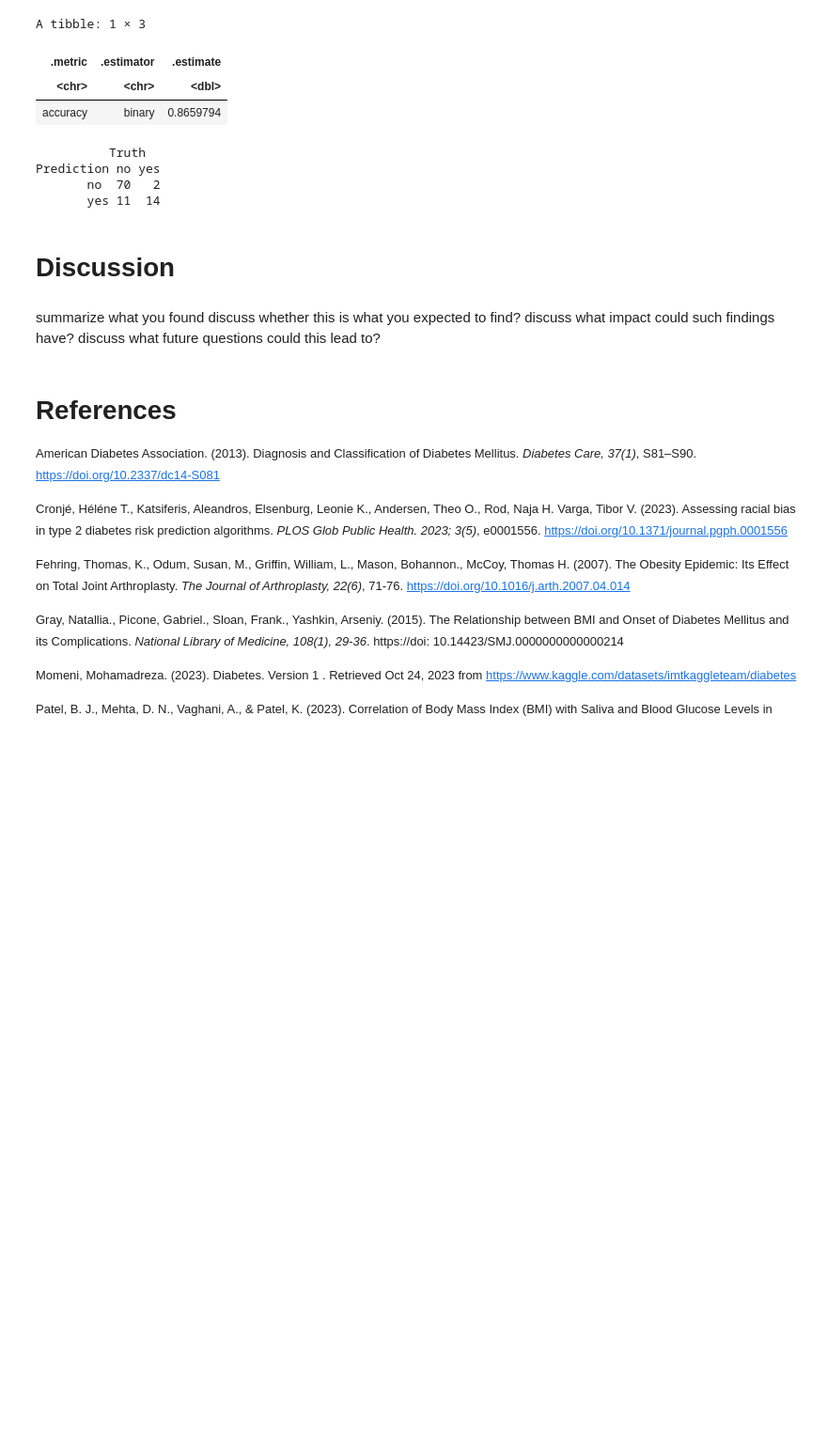
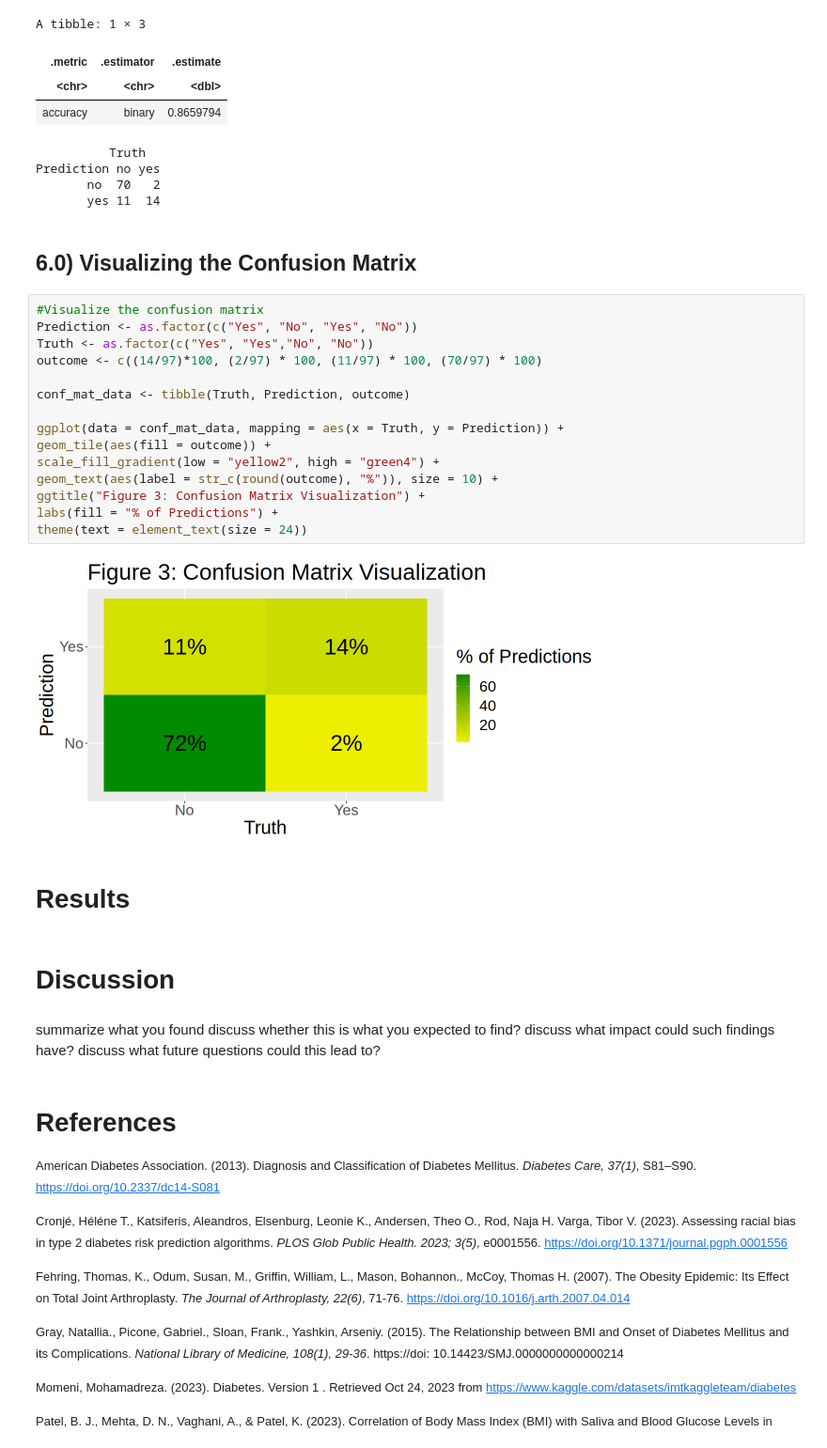
Before and after one commit to wmma2/group_18_project, a Jupyter notebook: Final_report.ipynb, the cells around one changed output. Shown at 94% size. Drawn from its saved outputs; the diff is of its cells as text; blank space fills up the shorter version.

Commit message:
Added Confusion Matrix Visualization

```diff
--- a/Final_report.ipynb
+++ b/Final_report.ipynb
@@ -419,6 +419,27 @@ A tibble: 1 × 3
 Prediction no yes
        no  70   2
        yes 11  14
+# %% [markdown]
+## **6.0) Visualizing the Confusion Matrix**
+# %%
+#Visualize the confusion matrix
+Prediction <- as.factor(c("Yes", "No", "Yes", "No"))
+Truth <- as.factor(c("Yes", "Yes","No", "No"))
+outcome <- c((14/97)*100, (2/97) * 100, (11/97) * 100, (70/97) * 100)
+
+conf_mat_data <- tibble(Truth, Prediction, outcome)
+
+ggplot(data = conf_mat_data, mapping = aes(x = Truth, y = Prediction)) +
+geom_tile(aes(fill = outcome)) +
+scale_fill_gradient(low = "yellow2", high = "green4") +
+geom_text(aes(label = str_c(round(outcome), "%")), size = 10) +
+ggtitle("Figure 3: Confusion Matrix Visualization") +
+labs(fill = "% of Predictions") +
+theme(text = element_text(size = 24))
+# %% [output]
+[figure, added]
+# %% [markdown]
+# **Results**
 # %% [markdown]
 # **Discussion**
 # %% [markdown]
```
Also changed, not shown: parts of 1 cell of this notebook.
